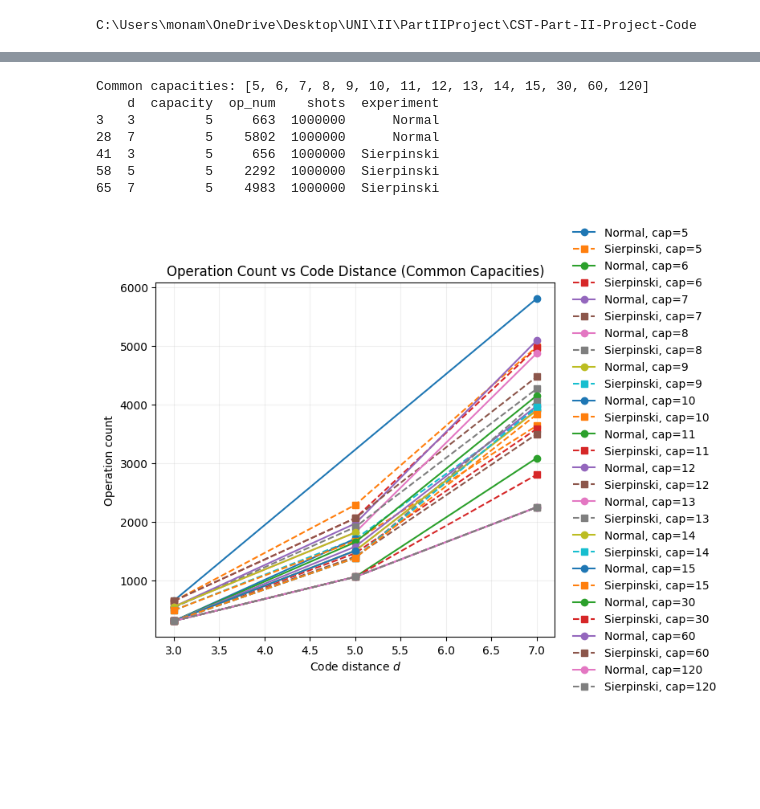
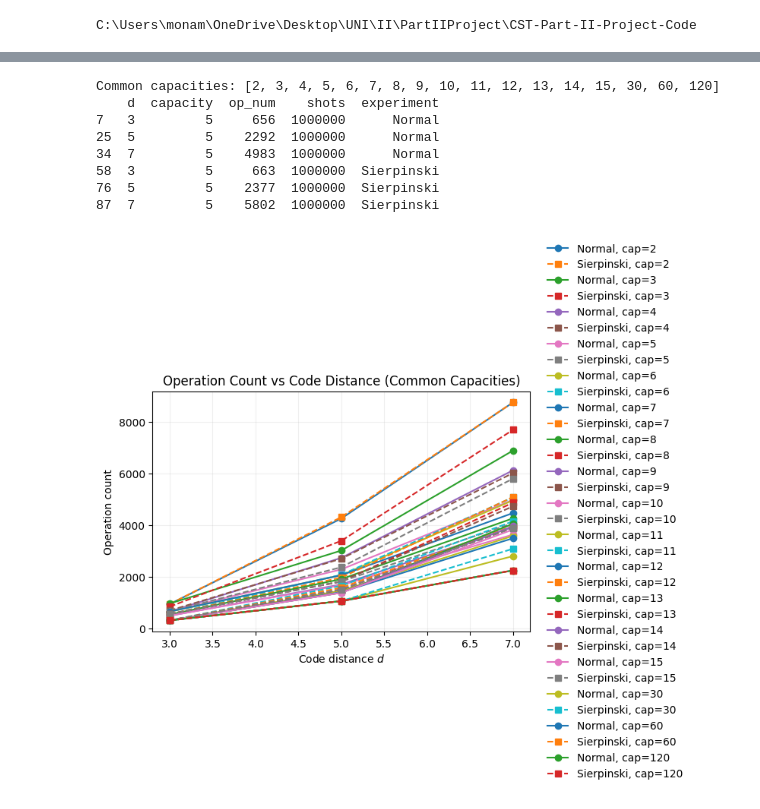
Before and after one commit to monamoeba/CST-Part-II-Project-Code, a Jupyter notebook: color_code_experiments/evaluation_plots.ipynb, the cells around one changed output, grey strips where cells are left out. Saved outputs shown, nothing was run; the diff lists cells and outputs as text; code cells hidden in the pictures; blank space fills up the shorter version.

Commit message:
regenerated plots

```diff
--- a/color_code_experiments/evaluation_plots.ipynb
+++ b/color_code_experiments/evaluation_plots.ipynb
@@ -14,8 +14,8 @@ import json
 # %%
 # want to plot difference between normal + sierpinski mapping - Logical error rate
 
-cc_data_path = r".\data\cc_data_tri_part.json"
-cc_tri_data_path = r".\data\color_code_first_run_data.json"
+cc_data_path = r".\data\new_data\cc_internal_666_half.json"
+cc_tri_data_path = r".\data\new_data\cc_internal_666_sierp.json"
 
 with open(cc_data_path, 'r') as f:
     raw_data = json.load(f)
@@ -149,8 +149,8 @@ plt.show()
 # %%
 # want to plot difference between normal + sierpinski mapping - Operations
 
-cc_data_path = r".\data\cc_data_tri_part.json"
-cc_tri_data_path = r".\data\color_code_first_run_data.json"
+cc_data_path = r".\data\new_data\cc_internal_666_half.json"
+cc_tri_data_path = r".\data\new_data\cc_internal_666_sierp.json"
 
 with open(cc_data_path, 'r') as f:
     raw_data = json.load(f)
@@ -253,8 +253,8 @@ for experiment in ['Normal', 'Sierpinski']:
 # %%
 # want to plot difference between normal + sierpinski mapping - Operations - plot only common capacities
 
-cc_data_path = r".\data\cc_data_tri_part.json"
-cc_tri_data_path = r".\data\color_code_first_run_data.json"
+cc_data_path = r".\data\new_data\cc_internal_666_half.json"
+cc_tri_data_path = r".\data\new_data\cc_internal_666_sierp.json"
 
 with open(cc_data_path, 'r') as f:
     raw_data = json.load(f)
@@ -320,37 +320,38 @@ print(df_all[df_all['capacity']==5])
 plt.figure(figsize=(8, 6))
 
 linestyles = {'Normal': '-', 'Sierpinski': '--'}
 markers = {'Normal': 'o', 'Sierpinski': 's'}
 
 for (capacity, experiment), subset in df_all.groupby(['capacity', 'experiment']):
     subset = subset.sort_values('d')
 
     plt.plot(
         subset['d'],
         subset['op_num'],
         linestyle=linestyles[experiment],
         marker=markers[experiment],
         label=f'{experiment}, cap={capacity}'
     )
 
 plt.xlabel('Code distance $d$')
 plt.ylabel('Operation count')
 #plt.yscale('log')
 plt.title('Operation Count vs Code Distance (Common Capacities)')
 plt.grid(True, which='both', alpha=0.2)
 plt.legend(
     loc='center left',
     bbox_to_anchor=(1.02, 0.5),
     frameon=False
 )
 plt.tight_layout()
 plt.show()
 # %% [output]
-Common capacities: [5, 6, 7, 8, 9, 10, 11, 12, 13, 14, 15, 30, 60, 120]
+Common capacities: [2, 3, 4, 5, 6, 7, 8, 9, 10, 11, 12, 13, 14, 15, 30, 60, 120]
     d  capacity  op_num    shots  experiment
-3   3         5     663  1000000      Normal
-28  7         5    5802  1000000      Normal
-41  3         5     656  1000000  Sierpinski
-58  5         5    2292  1000000  Sierpinski
-65  7         5    4983  1000000  Sierpinski
+7   3         5     656  1000000      Normal
+25  5         5    2292  1000000      Normal
+34  7         5    4983  1000000      Normal
+58  3         5     663  1000000  Sierpinski
+76  5         5    2377  1000000  Sierpinski
+87  7         5    5802  1000000  Sierpinski
-[figure, old version]
+[figure, new version]
```
Also changed, not shown: parts of 6 cells of this notebook, 4 other files.
